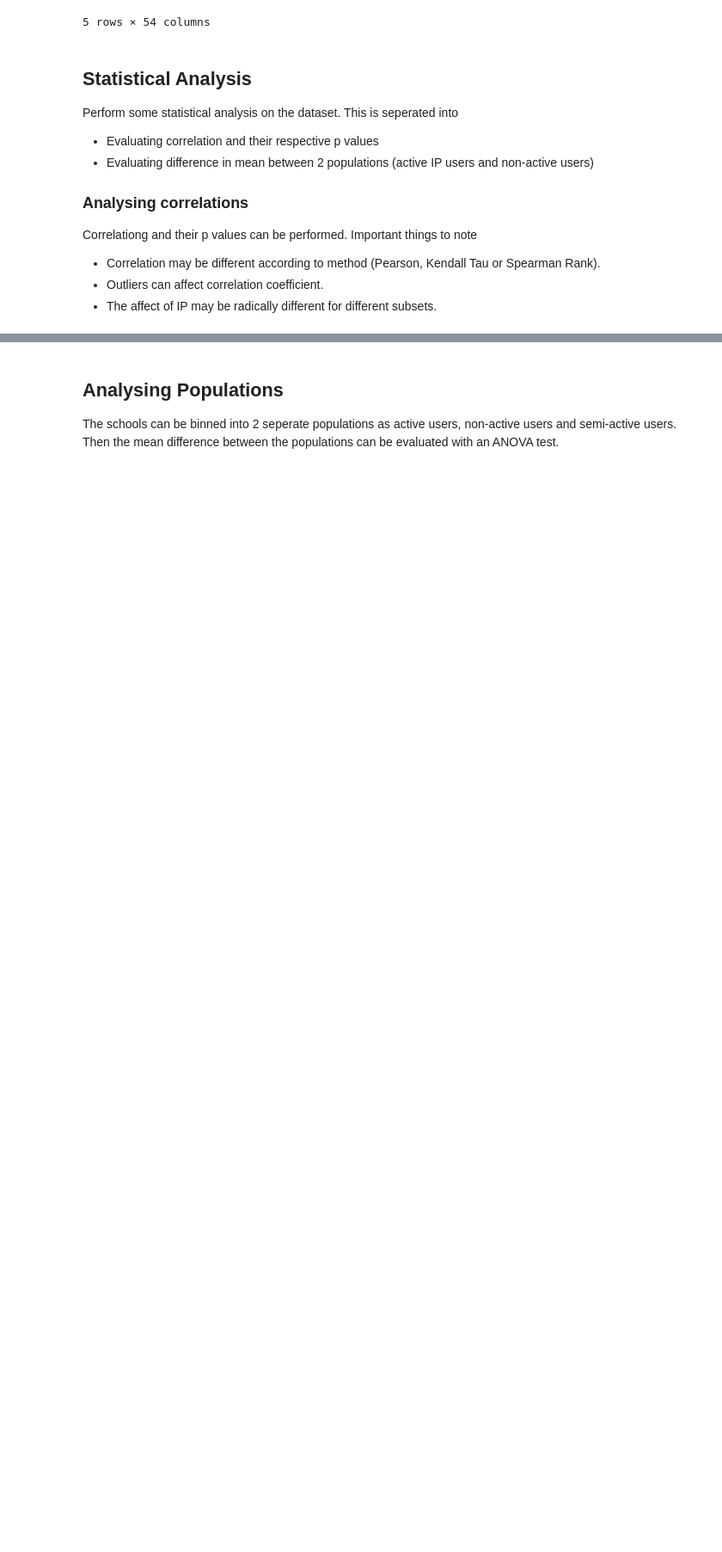
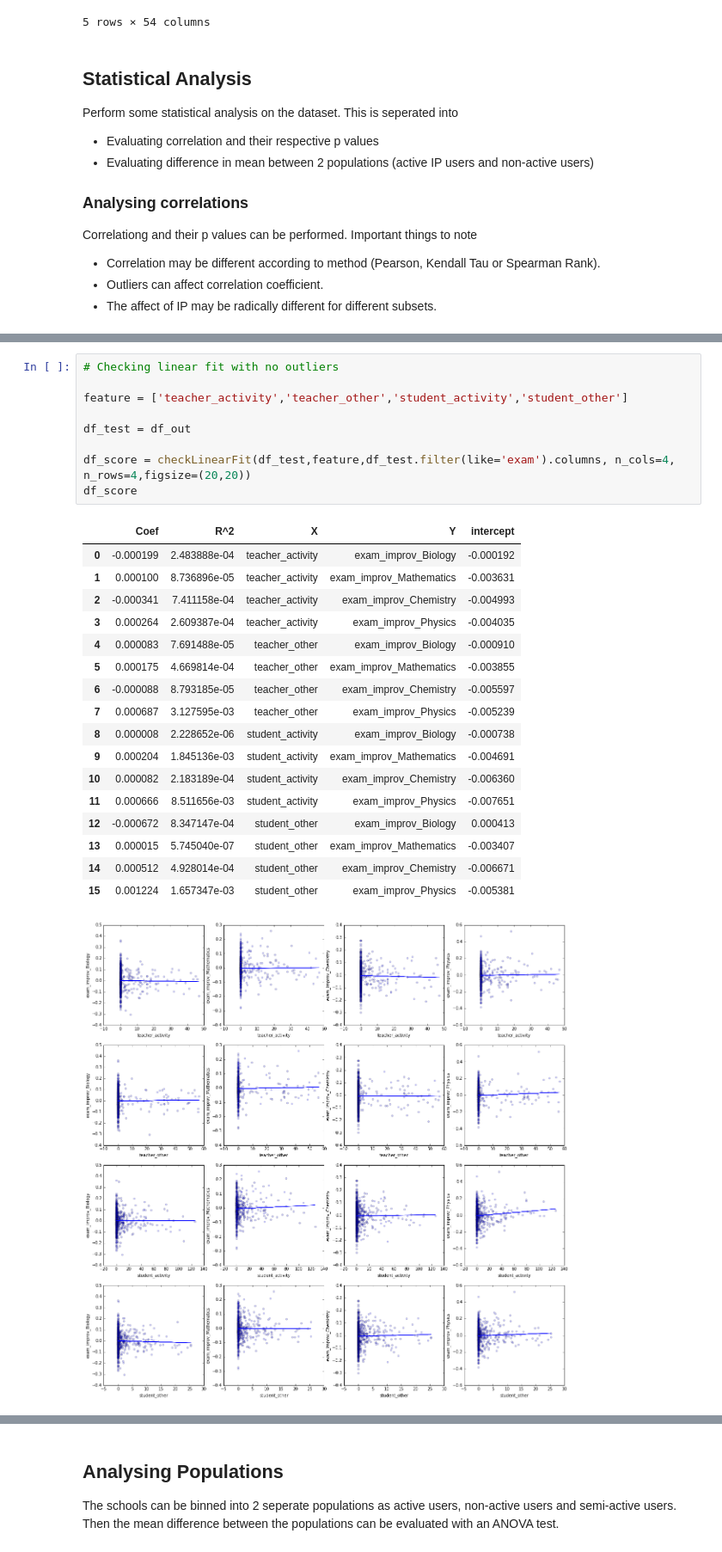
Before and after one commit to KeepFloyding/IP-research, a Jupyter notebook: 3_combine_data/all_data_joined.ipynb, the cells around one changed output, grey strips where cells are left out. Shown: that part at 86% size. Cells and saved outputs as stored; diff of their text form; blank space fills up the shorter version.

```diff
--- a/3_combine_data/all_data_joined.ipynb
+++ b/3_combine_data/all_data_joined.ipynb
@@ -143 +175,29 @@ For Chem: (-0.015992872599293793, 0.66726421862457252)
+# %%
+# Checking linear fit with no outliers
+
+feature = ['teacher_activity','teacher_other','student_activity','student_other']
+
+df_test = df_out
+
+df_score = checkLinearFit(df_test,feature,df_test.filter(like='exam').columns, n_cols=4, n_rows=4,figsize=(20,20))
+df_score
+# %% [output]
+|  | Coef | R^2 | X | Y | intercept |
+| 0 | -0.000199 | 2.483888e-04 | teacher_activity | exam_improv_Biology | -0.000192 |
+| 1 | 0.000100 | 8.736896e-05 | teacher_activity | exam_improv_Mathematics | -0.003631 |
+| 2 | -0.000341 | 7.411158e-04 | teacher_activity | exam_improv_Chemistry | -0.004993 |
+| 3 | 0.000264 | 2.609387e-04 | teacher_activity | exam_improv_Physics | -0.004035 |
+| 4 | 0.000083 | 7.691488e-05 | teacher_other | exam_improv_Biology | -0.000910 |
+| 5 | 0.000175 | 4.669814e-04 | teacher_other | exam_improv_Mathematics | -0.003855 |
+| 6 | -0.000088 | 8.793185e-05 | teacher_other | exam_improv_Chemistry | -0.005597 |
+| 7 | 0.000687 | 3.127595e-03 | teacher_other | exam_improv_Physics | -0.005239 |
+| 8 | 0.000008 | 2.228652e-06 | student_activity | exam_improv_Biology | -0.000738 |
+| 9 | 0.000204 | 1.845136e-03 | student_activity | exam_improv_Mathematics | -0.004691 |
+| 10 | 0.000082 | 2.183189e-04 | student_activity | exam_improv_Chemistry | -0.006360 |
+| 11 | 0.000666 | 8.511656e-03 | student_activity | exam_improv_Physics | -0.007651 |
+| 12 | -0.000672 | 8.347147e-04 | student_other | exam_improv_Biology | 0.000413 |
+| 13 | 0.000015 | 5.745040e-07 | student_other | exam_improv_Mathematics | -0.003407 |
+| 14 | 0.000512 | 4.928014e-04 | student_other | exam_improv_Chemistry | -0.006671 |
+| 15 | 0.001224 | 1.657347e-03 | student_other | exam_improv_Physics | -0.005381 |
+[figure, added]
 # %%
```
Also changed, not shown: parts of 10 cells of this notebook.
